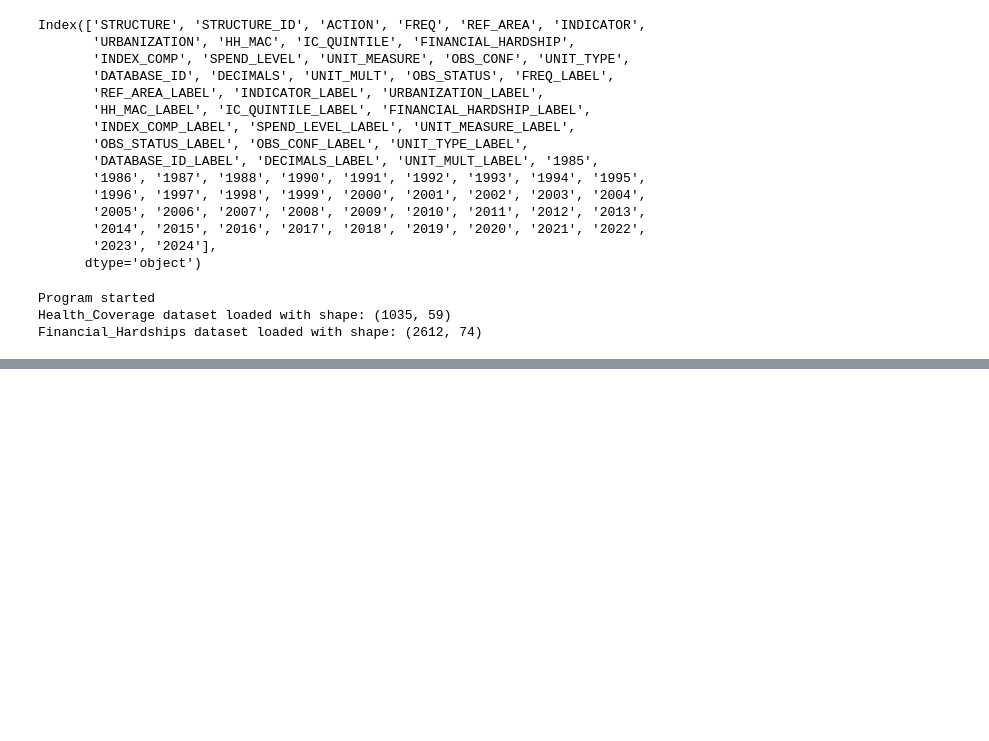
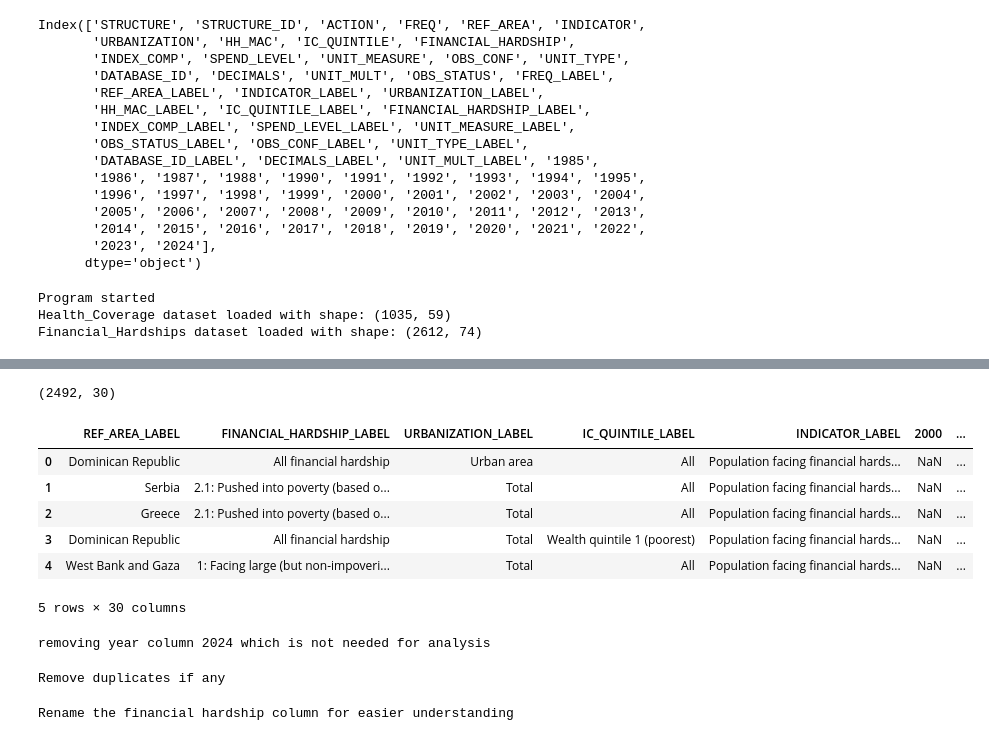
Before and after one commit to deelux-2468/Individual-_CW_DSPLC-IIT, a Jupyter notebook: Clean_Dataset.ipynb, the cells around one changed output, grey strips where cells are left out. Cells and saved outputs as stored; diff of their text form; code cells hidden in the pictures; blank space fills up the shorter version.

```diff
--- a/Clean_Dataset.ipynb
+++ b/Clean_Dataset.ipynb
@@ -110,0 +368,44 @@ Health_Coverage.drop(columns=['STRUCTURE', 'STRUCTURE_ID', 'ACTION', 'FREQ', 'RE
+# %%
+# reload
+Financial_Hardships = pd.read_csv("/Users/deannalakshman/Desktop/IIT/YEAR 2/SEM 2/DSPLC/Individual technical/Raw_Datasets/Finacial hardships.csv")
+
+# drop 1985-1999 year columns
+cols_to_drop = [str(year) for year in range(1985, 2000)]
+Financial_Hardships.drop(columns=cols_to_drop, inplace=True, errors='ignore')
+
+# keep only the columns you need
+cols_to_keep = ['REF_AREA_LABEL', 'FINANCIAL_HARDSHIP_LABEL', 'URBANIZATION_LABEL',
+                'IC_QUINTILE_LABEL', 'INDICATOR_LABEL'] + \
+               [col for col in Financial_Hardships.columns if col.isdigit()]
+
+Financial_Hardships = Financial_Hardships[cols_to_keep]
+
+# remove regional aggregates
+regions_to_remove = [
+    'East Asia & Pacific', 'Europe & Central Asia', 'World',
+    'High income', 'Latin America & Caribbean', 'Low income',
+    'Lower middle income', 'Middle East, North Africa, Afghanistan & Pakistan',
+    'North America', 'South Asia', 'Sub-Saharan Africa', 'Upper middle income'
+]
+Financial_Hardships = Financial_Hardships[~Financial_Hardships['REF_AREA_LABEL'].isin(regions_to_remove)]
+
+print(Financial_Hardships.shape)
+Financial_Hardships.head()
+# %% [output]
+(2492, 30)
+|  | REF_AREA_LABEL | FINANCIAL_HARDSHIP_LABEL | URBANIZATION_LABEL | IC_QUINTILE_LABEL | INDICATOR_LABEL | 2000 | ... |
+| 0 | Dominican Republic | All financial hardship | Urban area | All | Population facing financial hards... | NaN | ... |
+| 1 | Serbia | 2.1: Pushed into poverty (based o... | Total | All | Population facing financial hards... | NaN | ... |
+| 2 | Greece | 2.1: Pushed into poverty (based o... | Total | All | Population facing financial hards... | NaN | ... |
+| 3 | Dominican Republic | All financial hardship | Total | Wealth quintile 1 (poorest) | Population facing financial hards... | NaN | ... |
+| 4 | West Bank and Gaza | 1: Facing large (but non-impoveri... | Total | All | Population facing financial hards... | NaN | ... |
+5 rows × 30 columns
+# %%
+log('removing year column 2024 which is not needed for analysis')
+Financial_Hardships.drop(columns=['2024'], inplace=True, errors='ignore')
+# %% [output]
+removing year column 2024 which is not needed for analysis
+# %%
+log('Remove duplicates if any')
+# %% [output]
+Remove duplicates if any
@@ -110,0 +414,4 @@ Health_Coverage.drop(columns=['STRUCTURE', 'STRUCTURE_ID', 'ACTION', 'FREQ', 'RE
+# %%
+log('Rename the financial hardship column for easier understanding')
+# %% [output]
+Rename the financial hardship column for easier understanding
```
Also changed, not shown: parts of 29 cells of this notebook, 10 other files.
